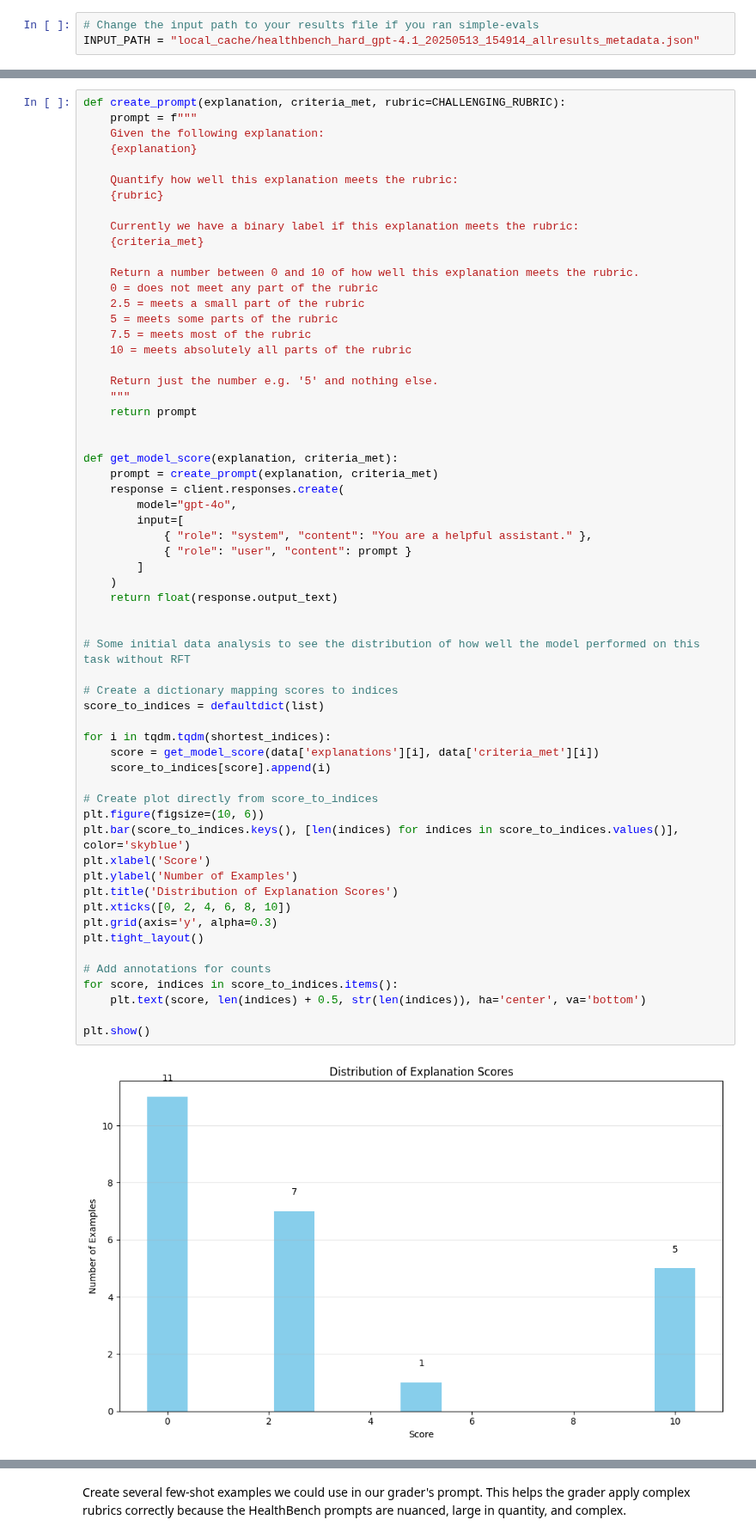
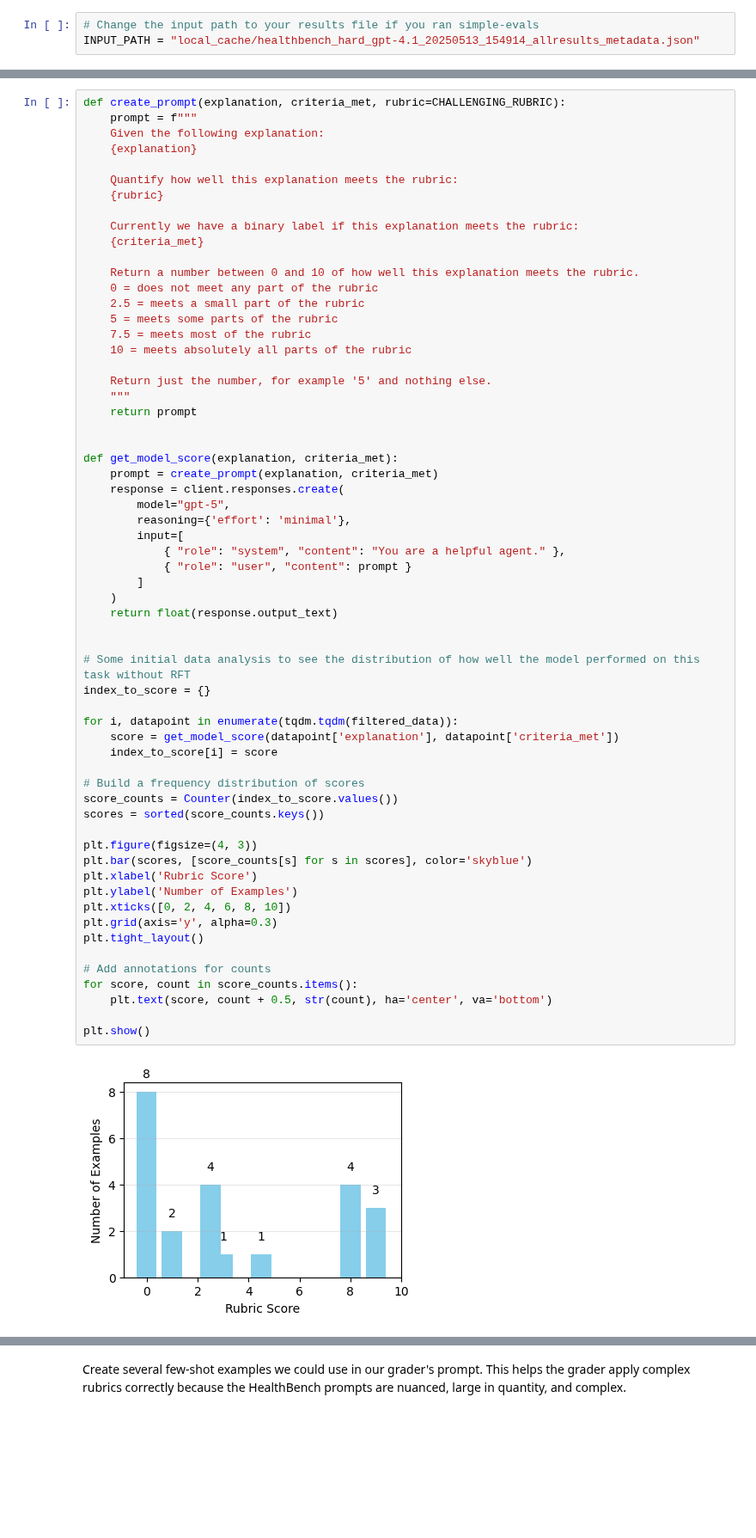
Before and after one commit to GrossSchmidt2007/openai-cookbook, a Jupyter notebook: examples/fine-tuned_qa/reinforcement_finetuning_healthbench.ipynb, the cells around one changed output, grey strips where cells are left out. Shown at 86% size. Saved outputs shown, nothing was run; the diff lists cells and outputs as text; blank space fills up the shorter version.

```diff
--- a/examples/fine-tuned_qa/reinforcement_finetuning_healthbench.ipynb
+++ b/examples/fine-tuned_qa/reinforcement_finetuning_healthbench.ipynb
@@ -174,48 +156,49 @@ def create_prompt(explanation, criteria_met, rubric=CHALLENGING_RUBRIC):
 	7.5 = meets most of the rubric
 	10 = meets absolutely all parts of the rubric
 
-	Return just the number e.g. '5' and nothing else.
+	Return just the number, for example '5' and nothing else.
     """
     return prompt
 
 
 def get_model_score(explanation, criteria_met):
     prompt = create_prompt(explanation, criteria_met)
     response = client.responses.create(
-        model="gpt-4o",
+        model="gpt-5",
+        reasoning={'effort': 'minimal'},
         input=[
-            { "role": "system", "content": "You are a helpful assistant." },
+            { "role": "system", "content": "You are a helpful agent." },
             { "role": "user", "content": prompt }
         ]
     )
     return float(response.output_text)
 
 
 # Some initial data analysis to see the distribution of how well the model performed on this task without RFT
+index_to_score = {}
 
-# Create a dictionary mapping scores to indices
-score_to_indices = defaultdict(list)
+for i, datapoint in enumerate(tqdm.tqdm(filtered_data)):
+    score = get_model_score(datapoint['explanation'], datapoint['criteria_met'])
+    index_to_score[i] = score
 
-for i in tqdm.tqdm(shortest_indices):
-    score = get_model_score(data['explanations'][i], data['criteria_met'][i])
-    score_to_indices[score].append(i)
+# Build a frequency distribution of scores
+score_counts = Counter(index_to_score.values())
+scores = sorted(score_counts.keys())
 
-# Create plot directly from score_to_indices
-plt.figure(figsize=(10, 6))
-plt.bar(score_to_indices.keys(), [len(indices) for indices in score_to_indices.values()], color='skyblue')
-plt.xlabel('Score')
+plt.figure(figsize=(4, 3))
+plt.bar(scores, [score_counts[s] for s in scores], color='skyblue')
+plt.xlabel('Rubric Score')
 plt.ylabel('Number of Examples')
-plt.title('Distribution of Explanation Scores')
 plt.xticks([0, 2, 4, 6, 8, 10])
 plt.grid(axis='y', alpha=0.3)
 plt.tight_layout()
 
 # Add annotations for counts
-for score, indices in score_to_indices.items():
-    plt.text(score, len(indices) + 0.5, str(len(indices)), ha='center', va='bottom')
+for score, count in score_counts.items():
+    plt.text(score, count + 0.5, str(count), ha='center', va='bottom')
 
 plt.show()
 # %% [output]
-[figure, old version]
+[figure, new version]
 # %%
 # Split data
```
Also changed, not shown: parts of 18 cells of this notebook, 4 other files.
